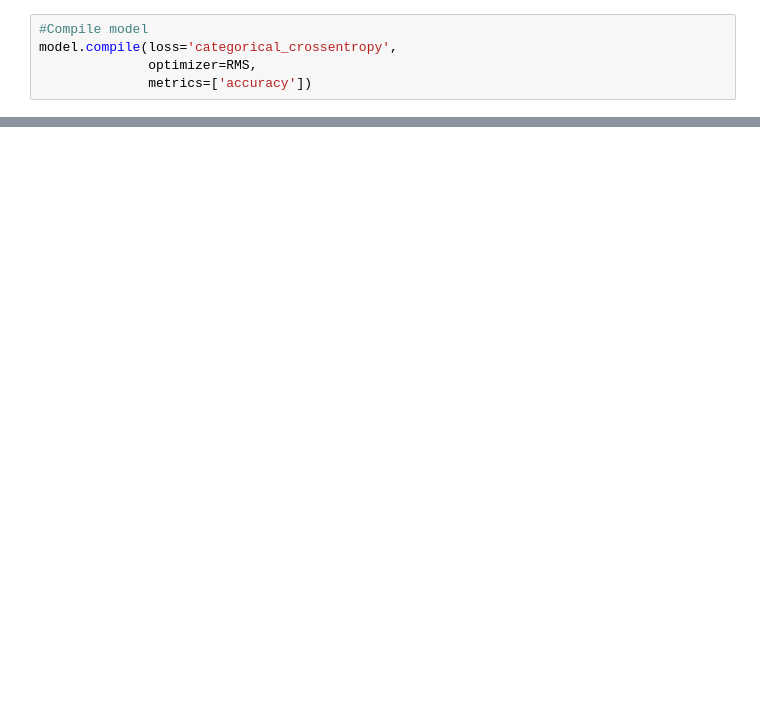
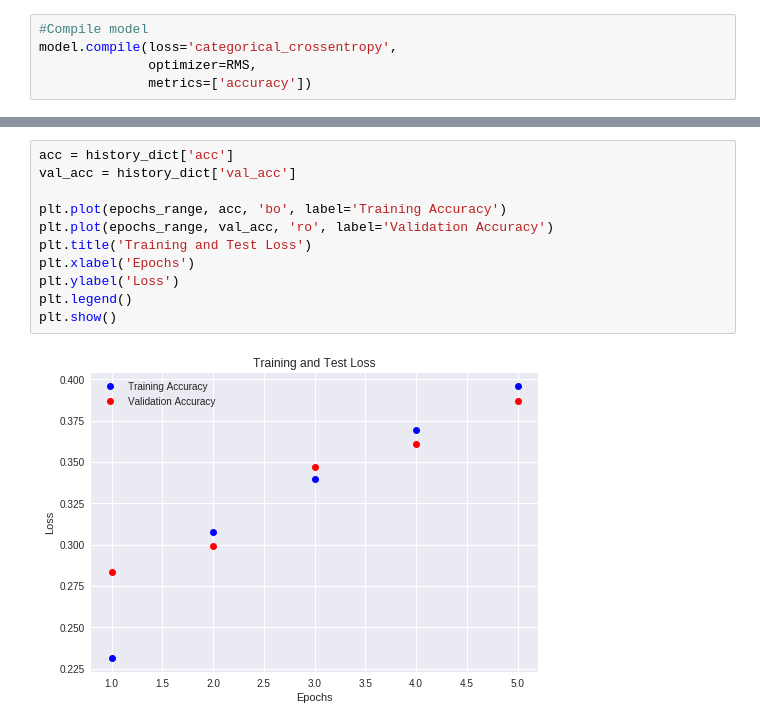
Before and after one commit to larrymoralez/ML_HW_-2, a Jupyter notebook: ML_HW_2_1.ipynb, the cells around one changed output, grey strips where cells are left out. Cells and saved outputs as stored; diff of their text form; blank space fills up the shorter version.

```diff
--- a/ML_HW_2_1.ipynb
+++ b/ML_HW_2_1.ipynb
@@ -97,0 +108,13 @@ Accuracy: 0.6196
+# %%
+acc = history_dict['acc']
+val_acc = history_dict['val_acc']
+
+plt.plot(epochs_range, acc, 'bo', label='Training Accuracy')
+plt.plot(epochs_range, val_acc, 'ro', label='Validation Accuracy')
+plt.title('Training and Test Loss')
+plt.xlabel('Epochs')
+plt.ylabel('Loss')
+plt.legend()
+plt.show()
+# %% [output]
+[figure, added]
```
Also changed, not shown: parts of 7 cells of this notebook.
